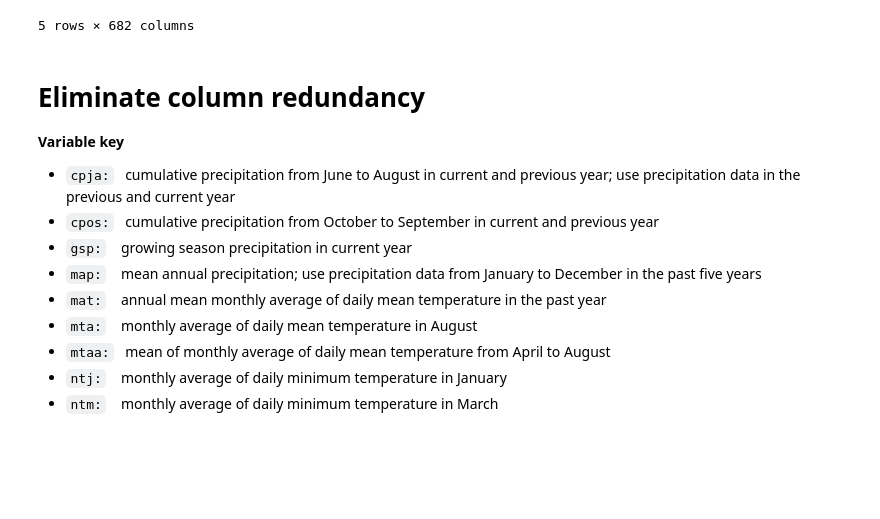
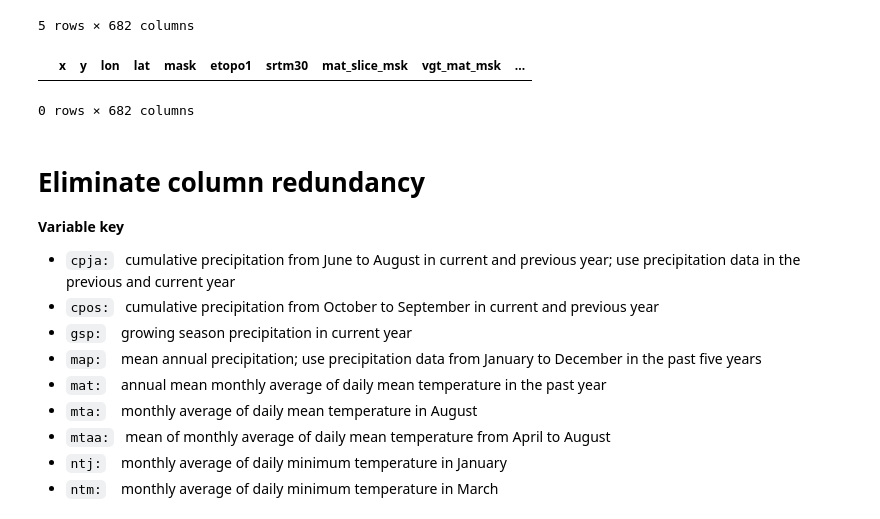
Before and after one commit to dongmeic/SDM, a Jupyter notebook: python/notebooks/data_manipulations2.py.ipynb, the cells around one changed output. Cells and saved outputs as stored; diff of their text form; code cells hidden in the pictures; blank space fills up the shorter version.

```diff
--- a/python/notebooks/data_manipulations2.py.ipynb
+++ b/python/notebooks/data_manipulations2.py.ipynb
@@ -27,6 +27,12 @@ clim.head()
 | 3 | 2720000.0 | -4510000 | -77.041733 | 5.050615 | 1 | 26 | 22 | 26.047372 | NaN | ... |
 | 4 | 2730000.0 | -4510000 | -76.958322 | 5.025843 | 1 | 43 | 79 | 25.815113 | NaN | ... |
 5 rows × 682 columns
+# %%
+clim = clim.loc[np.isnan(clim['btl_mat_msk']) == False, :]
+clim.head()
+# %% [output]
+|  | x | y | lon | lat | mask | etopo1 | srtm30 | mat_slice_msk | vgt_mat_msk | ... |
+0 rows × 682 columns
 # %% [markdown]
 # Eliminate column redundancy
 **Variable key**
```
Also changed, not shown: parts of 6 cells of this notebook, 1 other file.
